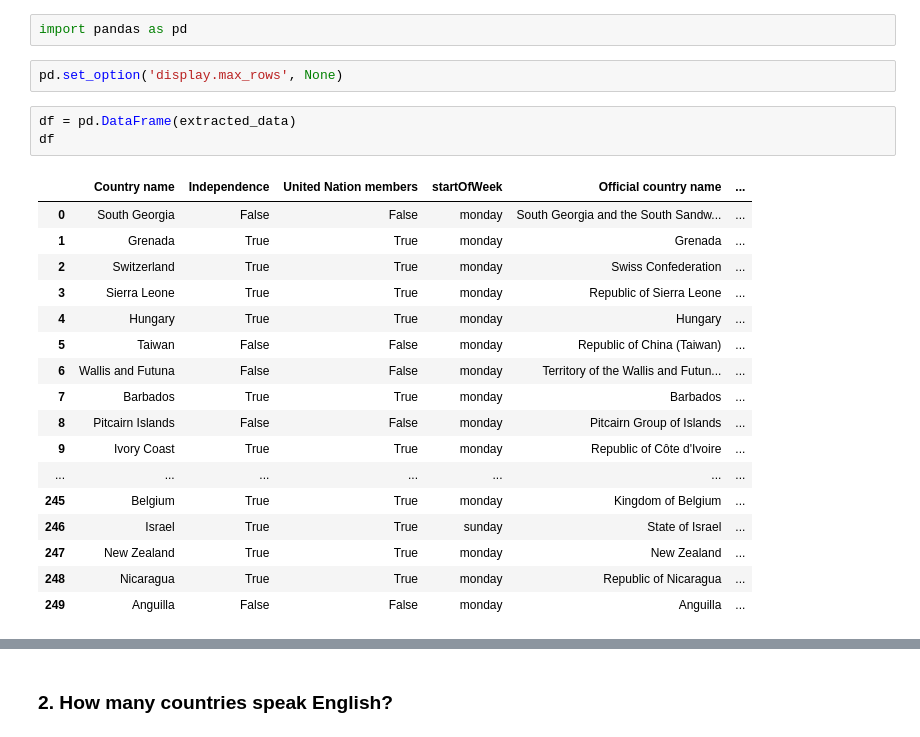
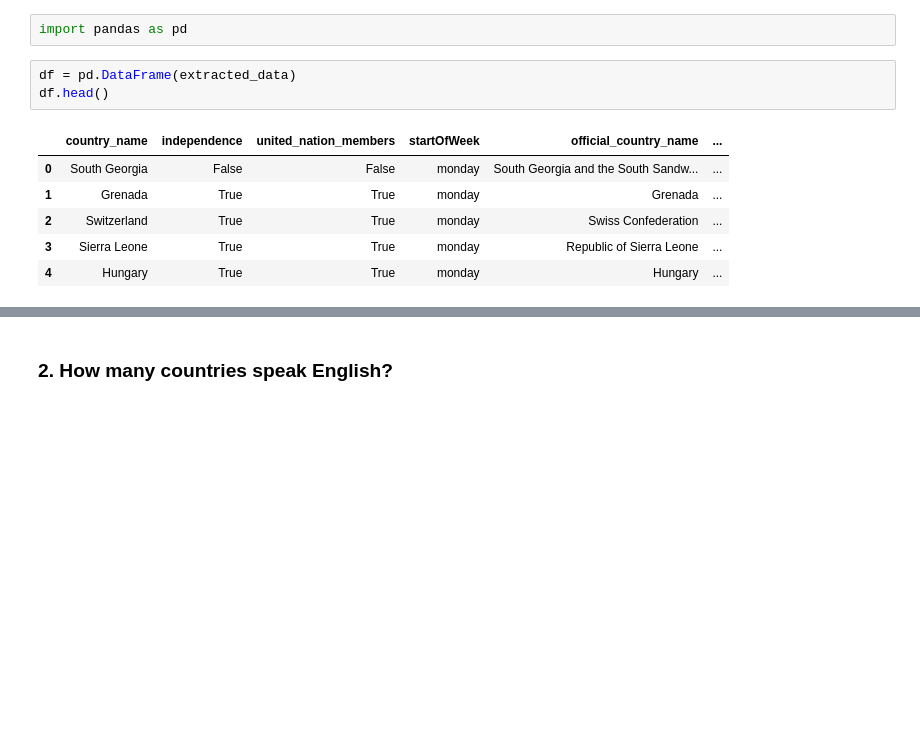
Before and after one commit to bazuayelewis/travel-agency-hackathon, a Jupyter notebook: Travel_Agency.ipynb, the cells around one changed output, grey strips where cells are left out. Saved outputs shown, nothing was run; the diff lists cells and outputs as text; blank space fills up the shorter version.

```diff
--- a/Travel_Agency.ipynb
+++ b/Travel_Agency.ipynb
@@ -95,25 +22,12 @@ if __name__ == "__main__":
 # %%
 import pandas as pd
-# %%
-pd.set_option('display.max_rows', None)
 # %%
 df = pd.DataFrame(extracted_data)
-df
+df.head()
 # %% [output]
-|  | Country name | Independence | United Nation members | startOfWeek | Official country name | ... |
+|  | country_name | independence | united_nation_members | startOfWeek | official_country_name | ... |
 | 0 | South Georgia | False | False | monday | South Georgia and the South Sandw... | ... |
 | 1 | Grenada | True | True | monday | Grenada | ... |
 | 2 | Switzerland | True | True | monday | Swiss Confederation | ... |
 | 3 | Sierra Leone | True | True | monday | Republic of Sierra Leone | ... |
 | 4 | Hungary | True | True | monday | Hungary | ... |
-| 5 | Taiwan | False | False | monday | Republic of China (Taiwan) | ... |
-| 6 | Wallis and Futuna | False | False | monday | Territory of the Wallis and Futun... | ... |
-| 7 | Barbados | True | True | monday | Barbados | ... |
-| 8 | Pitcairn Islands | False | False | monday | Pitcairn Group of Islands | ... |
-| 9 | Ivory Coast | True | True | monday | Republic of Côte d'Ivoire | ... |
-| ... | ... | ... | ... | ... | ... | ... |
-| 245 | Belgium | True | True | monday | Kingdom of Belgium | ... |
-| 246 | Israel | True | True | sunday | State of Israel | ... |
-| 247 | New Zealand | True | True | monday | New Zealand | ... |
-| 248 | Nicaragua | True | True | monday | Republic of Nicaragua | ... |
-| 249 | Anguilla | False | False | monday | Anguilla | ... |
```
Also changed, not shown: parts of 28 cells of this notebook.
